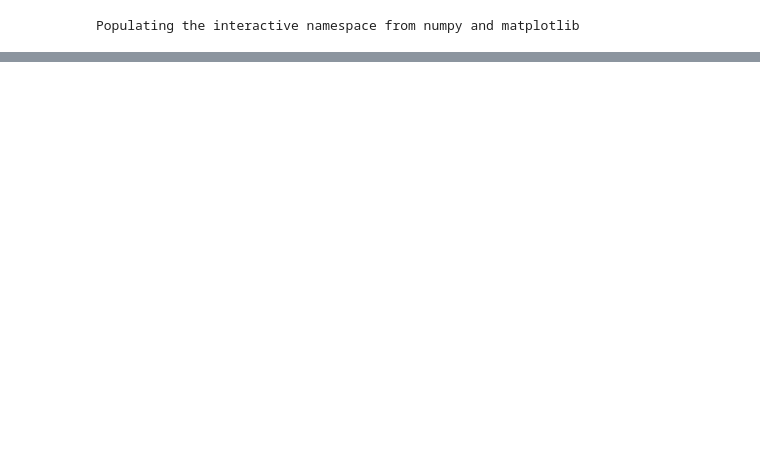
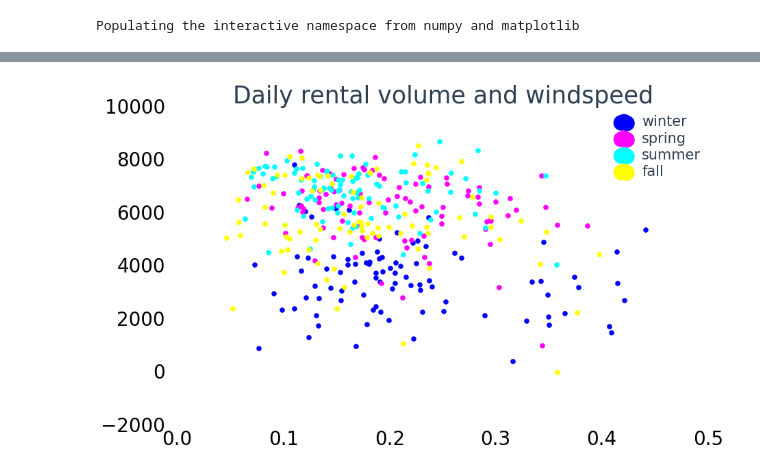
Before and after one commit to kaka0525/Process-Bike-Share-data-with-Pandas, a Jupyter notebook: bike_plot.ipynb, the cells around one changed output, grey strips where cells are left out. Cells and saved outputs as stored; diff of their text form; code cells hidden in the pictures; blank space fills up the shorter version.

```diff
--- a/bike_plot.ipynb
+++ b/bike_plot.ipynb
@@ -48,0 +90,26 @@ weather.groupby('month')['temp', 'humidity'].mean().plot(kind='bar')
+# %%
+plt.scatter(
+    weather[weather.season_desc == 'winter']['windspeed'],
+    weather[weather.season_desc == 'winter']['total_riders'],
+    s=30, color='blue', label='winter'
+)
+plt.scatter(
+    weather[weather.season_desc == 'spring']['windspeed'],
+    weather[weather.season_desc == 'spring']['total_riders'],
+    s=30, color='magenta', label='spring'
+)
+plt.scatter(
+    weather[weather.season_desc == 'summer']['windspeed'],
+    weather[weather.season_desc == 'summer']['total_riders'],
+    s=30, color='cyan', label='summer'
+)
+plt.scatter(
+    weather[weather.season_desc == 'fall']['windspeed'],
+    weather[weather.season_desc == 'fall']['total_riders'],
+    s=30, color='yellow', label='fall'
+)
+plt.title("Daily rental volume and windspeed")
+plt.legend(loc=1)
+plt.show()
+# %% [output]
+[figure, added]
```
Also changed, not shown: parts of 6 cells of this notebook.
